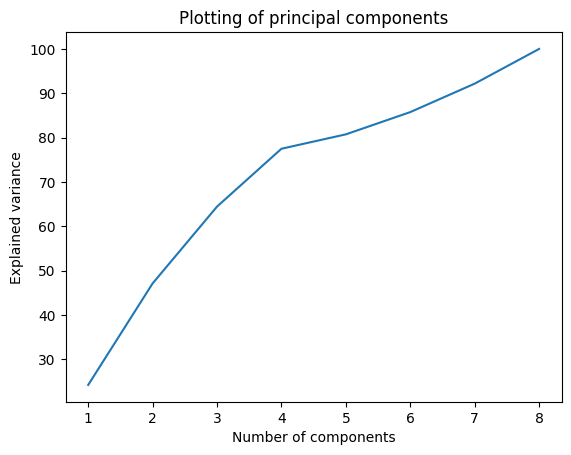
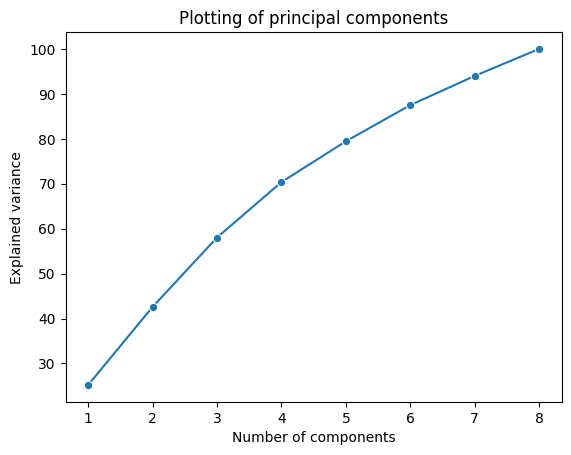
The notebook cell's code change between the first figure and the second:
--- before
+++ after
@@ -1,19 +1,15 @@
-X = all_roll_corr.iloc[:, 0:8].values
-X = StandardScaler().fit_transform(X)
-#find the covariance matrix and then the eigen values
-covariance_X = np.cov(X.T)
+X = new_log_returns.dropna().corr()
+#now find the eigen values using the eigen value library function
 
-eigen_values, eigen_vectors = np.linalg.eig(covariance_X)
-#Now we find the singular value decomposition of the matrix
-
-svd, s, v  = np.linalg.svd(X.T) 
+eigen_values = np.sort(np.linalg.eigvalsh(X))[::-1]
+eigen_vectors = np.linalg.eig(X)
 
 #Now find the principal components using the concept of explained variance
 
-explained_variance =[(i/sum(eigen_values))*100 for i in eigen_values]
+explained_variance =eigen_values/eigen_values.sum() *100
 cumulative_variance = np.cumsum(explained_variance)
 
 #Now we plot the principal components 
-sns.lineplot(x=[1,2,3,4,5,6,7,8], y=cumulative_variance)
+sns.lineplot(x=[1,2,3,4,5,6,7,8], y=cumulative_variance, marker='o')
 plt.xlabel("Number of components")
 plt.ylabel("Explained variance")

Commit: Quick update